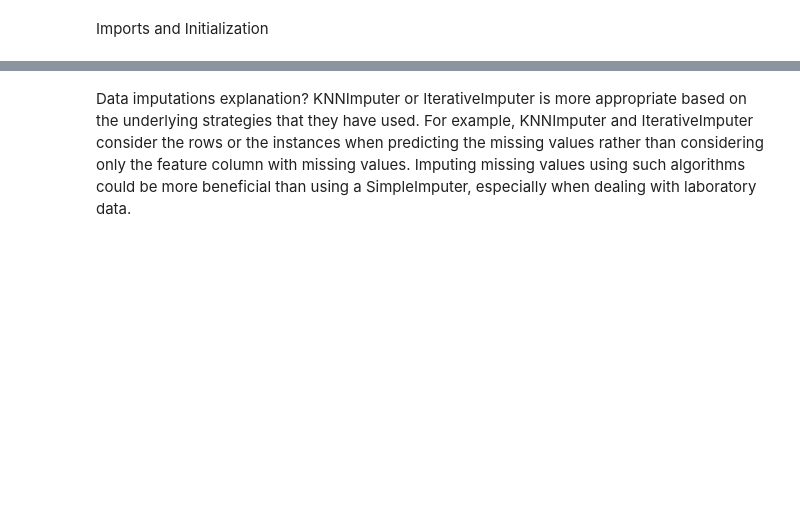
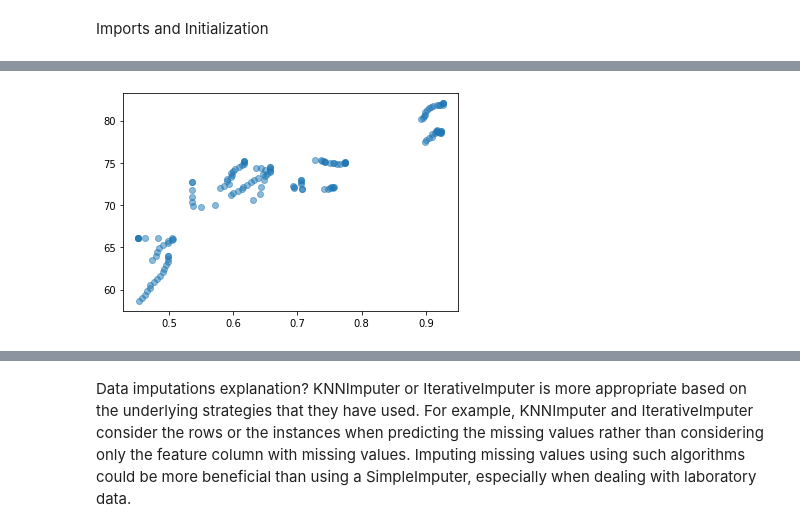
Before and after one commit to chrisvenczel/DataScience_DataMining, a Jupyter notebook: WorkBook.ipynb, the cells around one changed output, grey strips where cells are left out. Saved outputs shown, nothing was run; the diff lists cells and outputs as text; code cells hidden in the pictures; blank space fills up the shorter version.

```diff
--- a/WorkBook.ipynb
+++ b/WorkBook.ipynb
@@ -107,0 +133,6 @@ hello
+# %%
+
+plt.scatter(keyIndicators['human_development_index'], keyIndicators['life_expectancy_at_birth'], alpha=0.5)
+plt.show()
+# %% [output]
+[figure, added]
```
Also changed, not shown: parts of 14 cells of this notebook.
